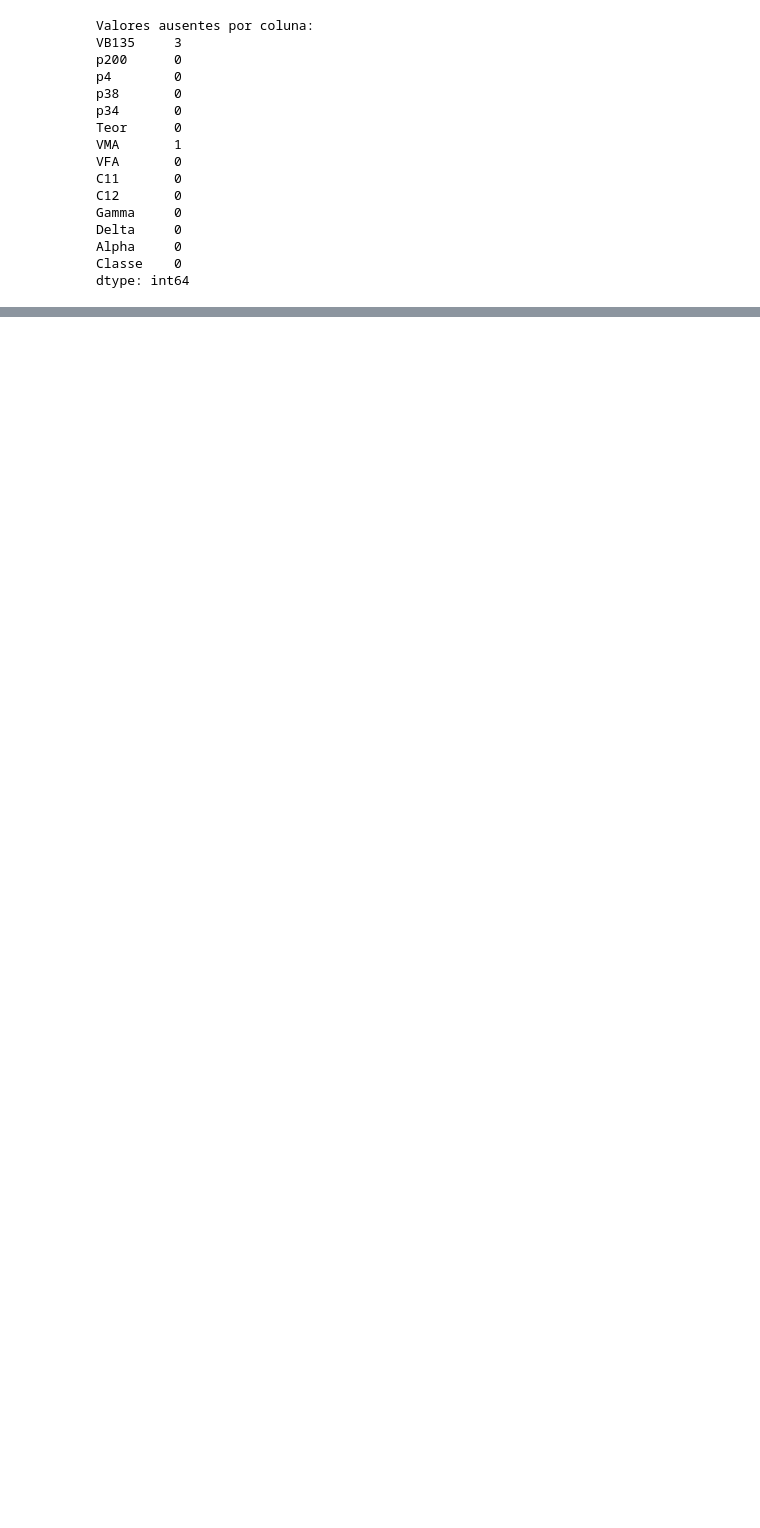
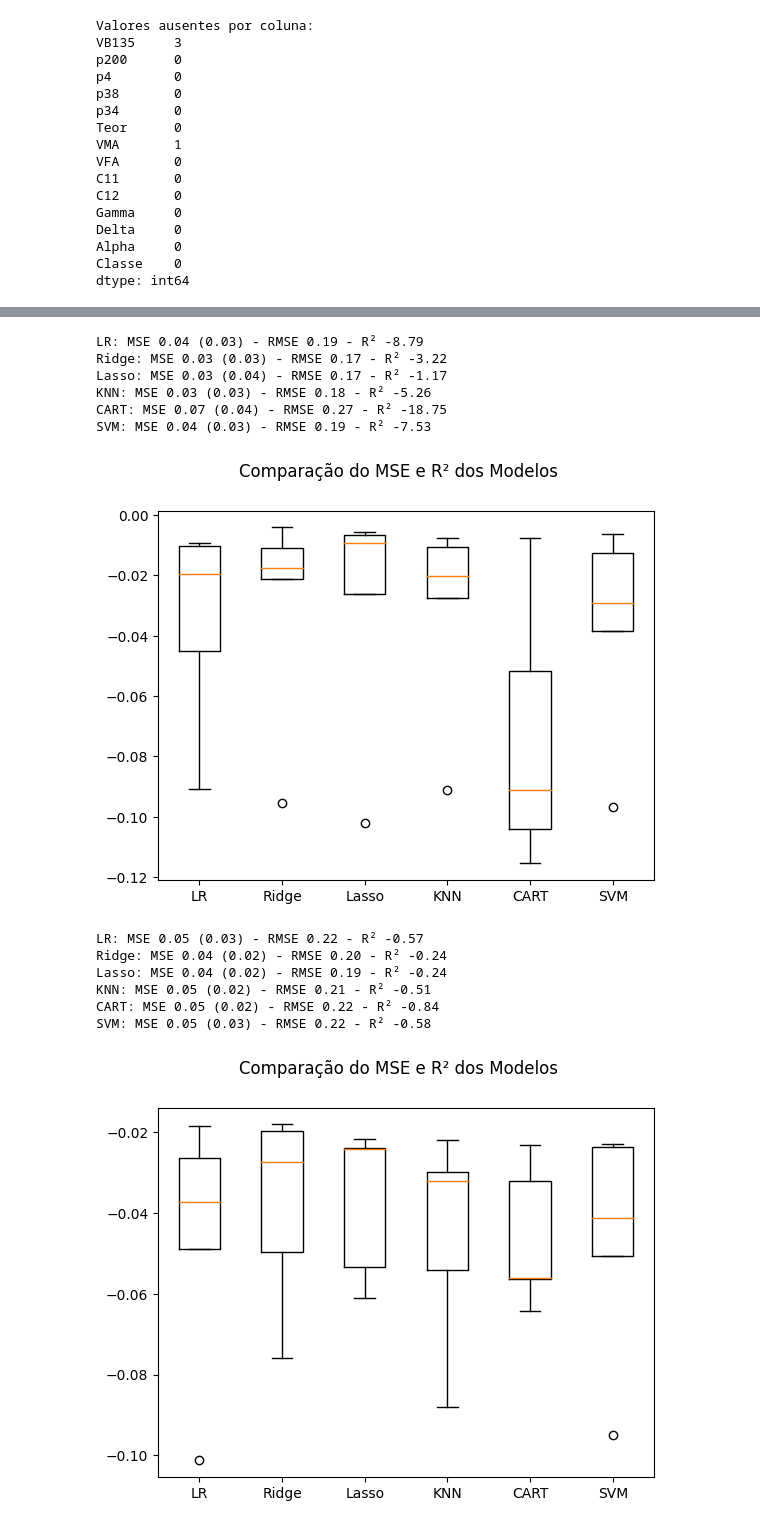
Before and after one commit to antonnyvictor18/IC, a Jupyter notebook: notebook.ipynb, the cells around one changed output, grey strips where cells are left out. Drawn from its saved outputs; the diff is of its cells as text; code cells hidden in the pictures; blank space fills up the shorter version.

```diff
--- a/notebook.ipynb
+++ b/notebook.ipynb
@@ -174,0 +332,66 @@ Cross-Validation Classification Scores: [0.58823529 0.47058824 0.52941176 0.3529
+# %%
+# Separação em bases de treino e teste (holdout)
+array = data.values
+X = array[:, 0:8]  # atributos
+for i in [8, 9, 10, 11, 12]:
+    y = array[:, i]  # classe (target)
+
+    X_train, X_test, y_train, y_test = train_test_split(X, y, test_size=0.20, random_state=7)  # faz a divisão
+
+    # Criando os folds para a validação cruzada
+    num_particoes = 5  # número de folds da validação cruzada
+    kfold = KFold(n_splits=num_particoes, shuffle=True, random_state=7)  # faz o particionamento em 10 folds
+
+    # Modelagem
+
+    # Definindo uma seed global para esta célula de código
+    np.random.seed(7)
+
+    # Listas para armazenar os modelos, os resultados e os nomes dos modelos
+    models = []
+    results = []
+    r2_scores = []
+    names = []
+
+    # Preparando os modelos e adicionando-os em uma lista
+    models.append(('LR', LinearRegression()))
+    models.append(('Ridge', Ridge()))
+    models.append(('Lasso', Lasso()))
+    models.append(('KNN', KNeighborsRegressor()))
+    models.append(('CART', DecisionTreeRegressor()))
+    models.append(('SVM', SVR()))
+
+    # Avaliando um modelo por vez
+    for name, model in models:
+        cv_results = cross_val_score(model, X_train, y_train, cv=kfold, scoring='neg_mean_squared_error')
+        r2_cv_results = cross_val_score(model, X_train, y_train, cv=kfold, scoring='r2')
+        results.append(cv_results)
+        r2_scores.append(r2_cv_results)
+        names.append(name)
+        # imprime MSE, desvio padrão do MSE, RMSE e R² dos 10 resultados da validação cruzada
+        msg = "%s: MSE %0.2f (%0.2f) - RMSE %0.2f - R² %0.2f" % (
+            name, abs(cv_results.mean()), cv_results.std(), np.sqrt(abs(cv_results.mean())), r2_cv_results.mean()
+        )
+        print(msg)
+
+    # Boxplot de comparação dos modelos
+    fig, ax = plt.subplots()
+    fig.suptitle('Comparação do MSE e R² dos Modelos')
+    plt.boxplot(results)
+    ax.set_xticklabels(names)
+    plt.show()
+# %% [output]
+LR: MSE 0.04 (0.03) - RMSE 0.19 - R² -8.79
+Ridge: MSE 0.03 (0.03) - RMSE 0.17 - R² -3.22
+Lasso: MSE 0.03 (0.04) - RMSE 0.17 - R² -1.17
+KNN: MSE 0.03 (0.03) - RMSE 0.18 - R² -5.26
+CART: MSE 0.07 (0.04) - RMSE 0.27 - R² -18.75
+SVM: MSE 0.04 (0.03) - RMSE 0.19 - R² -7.53
+[figure, added]
+LR: MSE 0.05 (0.03) - RMSE 0.22 - R² -0.57
+Ridge: MSE 0.04 (0.02) - RMSE 0.20 - R² -0.24
+Lasso: MSE 0.04 (0.02) - RMSE 0.19 - R² -0.24
+KNN: MSE 0.05 (0.02) - RMSE 0.21 - R² -0.51
+CART: MSE 0.05 (0.02) - RMSE 0.22 - R² -0.84
+SVM: MSE 0.05 (0.03) - RMSE 0.22 - R² -0.58
+[figure, added]
```
Also changed, not shown: parts of 11 cells of this notebook, 4 other files.
